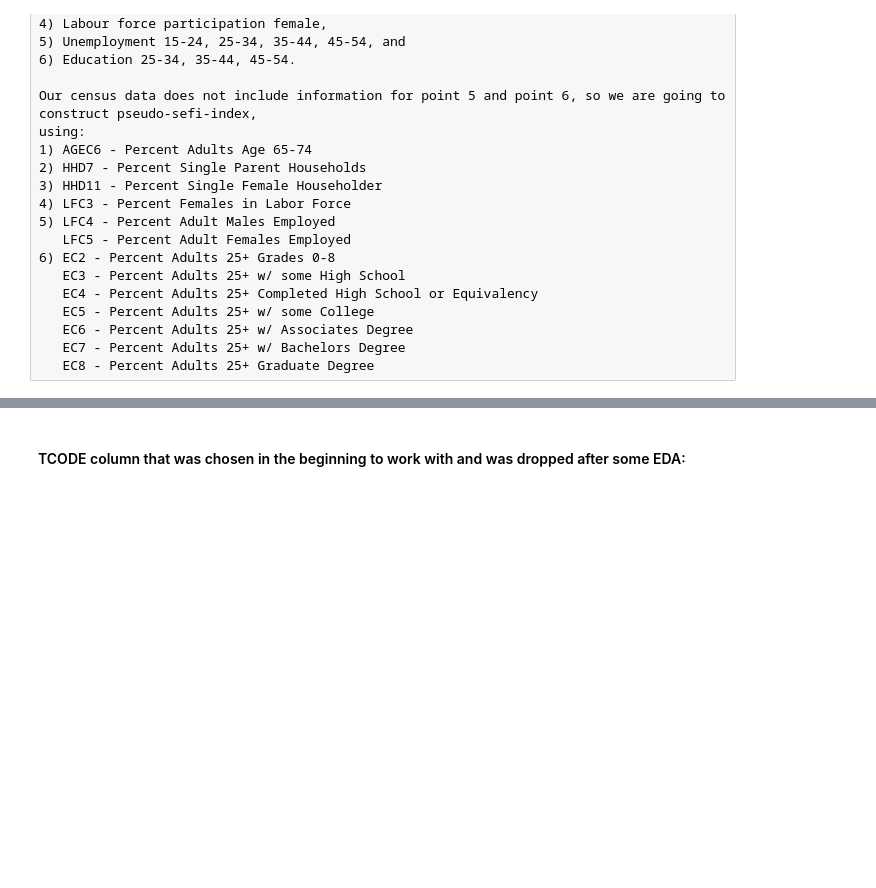
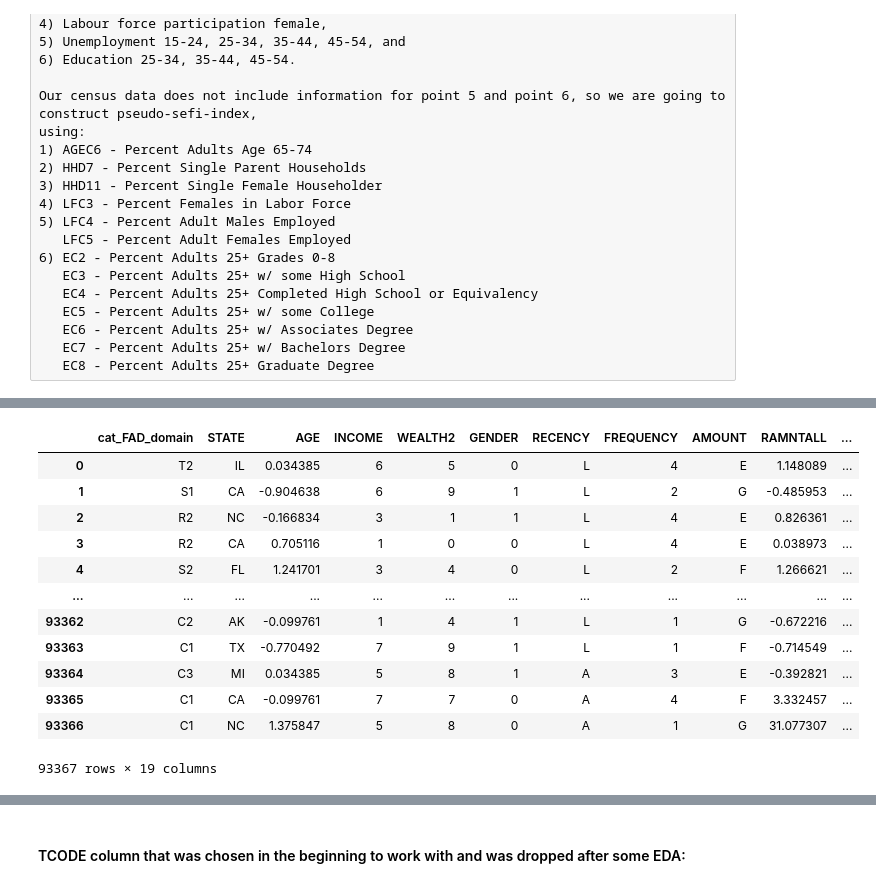
Before and after one commit to fredericosantos/ims_DM_Project, a Jupyter notebook: svitlana_new.ipynb, the cells around one changed output, grey strips where cells are left out. Saved outputs shown, nothing was run; the diff lists cells and outputs as text; code cells hidden in the pictures; blank space fills up the shorter version.

```diff
--- a/svitlana_new.ipynb
+++ b/svitlana_new.ipynb
@@ -663,0 +774,7 @@ using:
+# %%
+# Perform PCA again with the number of principal components you want to retain
+pca = PCA(n_components = 4)
+pca_feat = pca.fit_transform(pca_columns)
+pca_feat_names = [f"PC{i}" for i in range(pca.n_components_)]
+pca_df = pd.DataFrame(pca_feat, index=pca_columns.index, columns=pca_feat_names)
+pca_df
@@ -664,3 +838,21 @@ using:
+# %%
+# Merge data_fin with pca variables
+data_fin = pd.concat([data_fin, pca_df], axis=1)
+data_fin
+# %% [output]
+|  | cat_FAD_domain | STATE | AGE | INCOME | WEALTH2 | GENDER | RECENCY | FREQUENCY | AMOUNT | RAMNTALL | ... |
+| 0 | T2 | IL | 0.034385 | 6 | 5 | 0 | L | 4 | E | 1.148089 | ... |
+| 1 | S1 | CA | -0.904638 | 6 | 9 | 1 | L | 2 | G | -0.485953 | ... |
+| 2 | R2 | NC | -0.166834 | 3 | 1 | 1 | L | 4 | E | 0.826361 | ... |
+| 3 | R2 | CA | 0.705116 | 1 | 0 | 0 | L | 4 | E | 0.038973 | ... |
+| 4 | S2 | FL | 1.241701 | 3 | 4 | 0 | L | 2 | F | 1.266621 | ... |
+| ... | ... | ... | ... | ... | ... | ... | ... | ... | ... | ... | ... |
+| 93362 | C2 | AK | -0.099761 | 1 | 4 | 1 | L | 1 | G | -0.672216 | ... |
+| 93363 | C1 | TX | -0.770492 | 7 | 9 | 1 | L | 1 | F | -0.714549 | ... |
+| 93364 | C3 | MI | 0.034385 | 5 | 8 | 1 | A | 3 | E | -0.392821 | ... |
+| 93365 | C1 | CA | -0.099761 | 7 | 7 | 0 | A | 4 | F | 3.332457 | ... |
+| 93366 | C1 | NC | 1.375847 | 5 | 8 | 0 | A | 1 | G | 31.077307 | ... |
+93367 rows × 19 columns
 # %%
 # mca_features = ['cat_FAD_domain', 'STATE', 'INCOME', 'WEALTH2']
 # mca_data = data_fin[mca_features]
```
Also changed, not shown: parts of 15 cells of this notebook.
